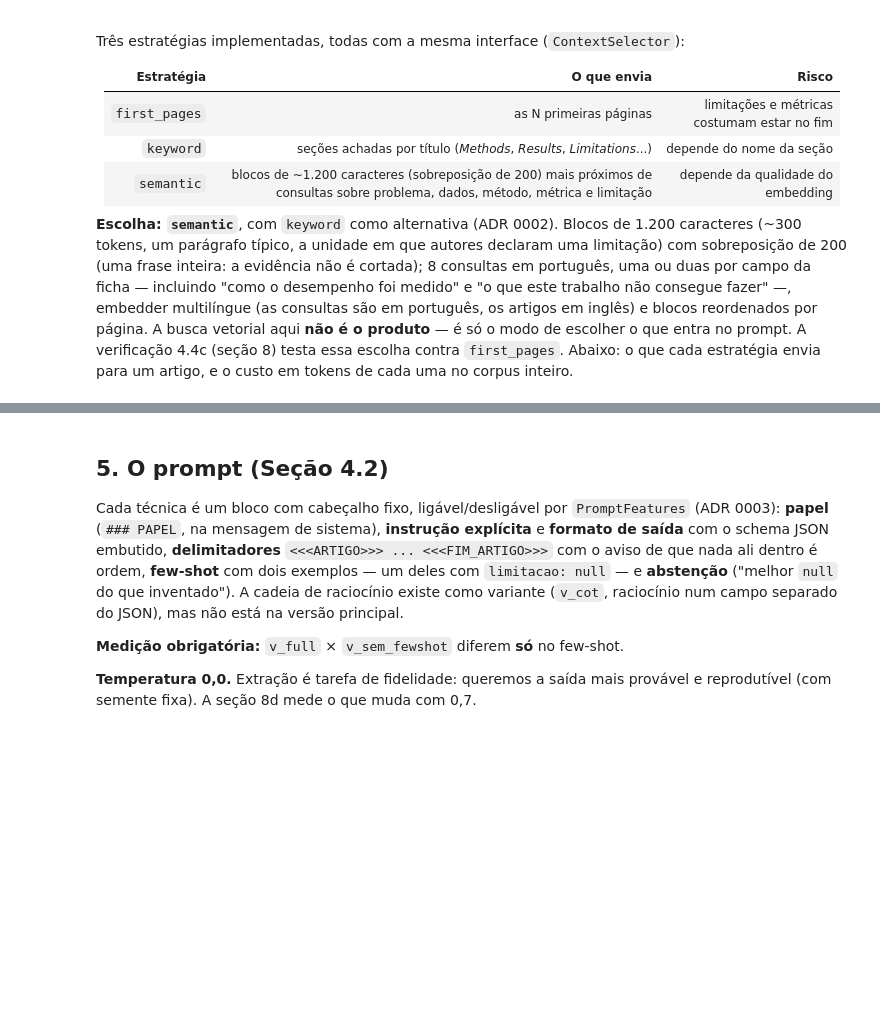
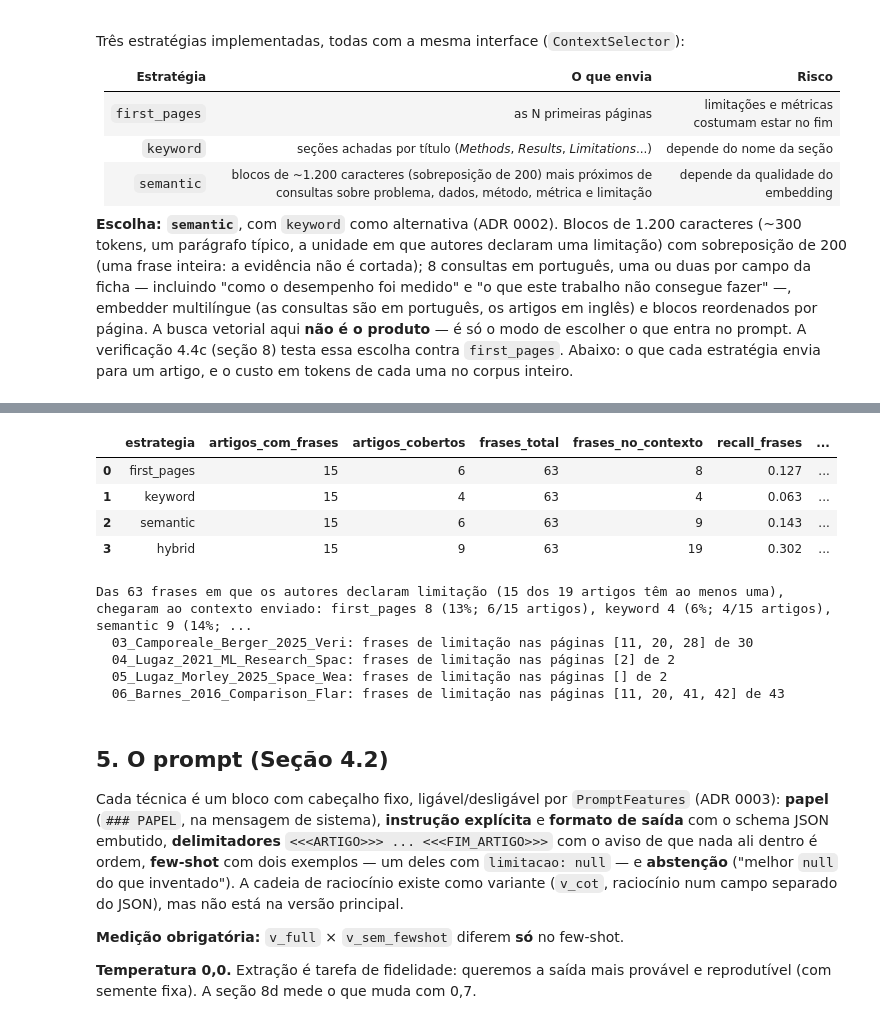
Before and after one commit to mascenaa/andre, a Jupyter notebook: notebooks/AtividadeI_Mascena_Lira_Murakami_Garbin.ipynb, the cells around one changed output, grey strips where cells are left out. Cells and saved outputs as stored; diff of their text form; code cells hidden in the pictures; blank space fills up the shorter version.

```diff
--- a/notebooks/AtividadeI_Mascena_Lira_Murakami_Garbin.ipynb
+++ b/notebooks/AtividadeI_Mascena_Lira_Murakami_Garbin.ipynb
@@ -284,3 +310,35 @@ display(resumo_estrategias)
+# %%
+import ficha.select as _select
+from ficha.report.assemble import coverage_sentence, final_pages_share
+
+recall_table = getattr(_select, "recall_table", None)
+if recall_table is None:
+    COBERTURA_LIMITACAO = ""
+    print("recall_table ainda não existe no pacote.")
+else:
+    recall = recall_table(docs, selectors)
+    display(recall)
+    COBERTURA_LIMITACAO = coverage_sentence(recall, len(docs), final_pages_share(docs))
+    if MODO == "real":  # revisão manual das frases detectadas (ADR 0002)
+        COBERTURA_LIMITACAO += (
+            " O detector é um regex ruidoso: na revisão manual só ~18 das frases são "
+            "limitações admitidas pelos autores (precisão ≈ 30%, ADR 0002)."
+        )
+    print(COBERTURA_LIMITACAO)
+    for d in docs[:4]:
+        paginas = sorted({p for p, _ in _select.limitation_sentences(d)})
+        print(f"  {d.arquivo[:30]}: frases de limitação nas páginas {paginas} de {d.n_pages}")
+# %% [output]
+|  | estrategia | artigos_com_frases | artigos_cobertos | frases_total | frases_no_contexto | recall_frases | ... |
+| 0 | first_pages | 15 | 6 | 63 | 8 | 0.127 | ... |
+| 1 | keyword | 15 | 4 | 63 | 4 | 0.063 | ... |
+| 2 | semantic | 15 | 6 | 63 | 9 | 0.143 | ... |
+| 3 | hybrid | 15 | 9 | 63 | 19 | 0.302 | ... |
+Das 63 frases em que os autores declaram limitação (15 dos 19 artigos têm ao menos uma), chegaram ao contexto enviado: first_pages 8 (13%; 6/15 artigos), keyword 4 (6%; 4/15 artigos), semantic 9 (14%; ...
+  03_Camporeale_Berger_2025_Veri: frases de limitação nas páginas [11, 20, 28] de 30
+  04_Lugaz_2021_ML_Research_Spac: frases de limitação nas páginas [2] de 2
+  05_Lugaz_Morley_2025_Space_Wea: frases de limitação nas páginas [] de 2
+  06_Barnes_2016_Comparison_Flar: frases de limitação nas páginas [11, 20, 41, 42] de 43
 # %% [markdown]
 ## 5. O prompt (Seção 4.2)
 
```
Also changed, not shown: parts of 15 cells of this notebook, 20 other files.
